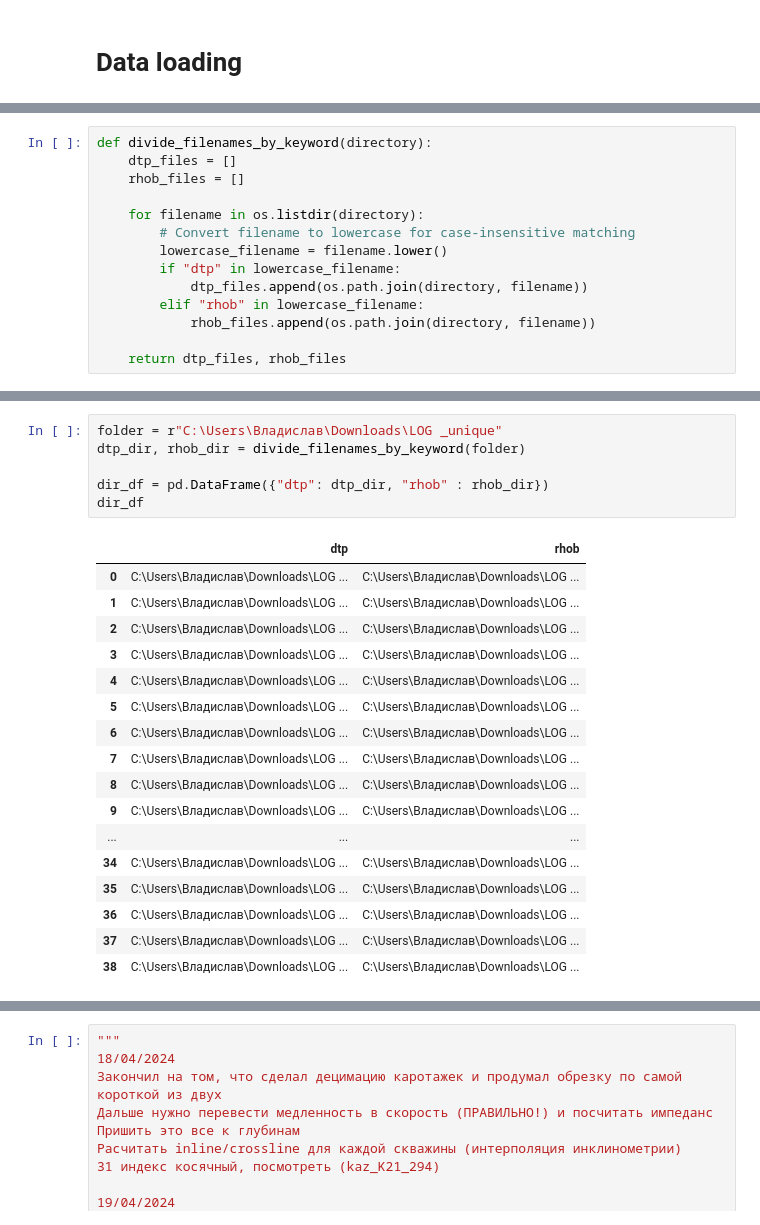
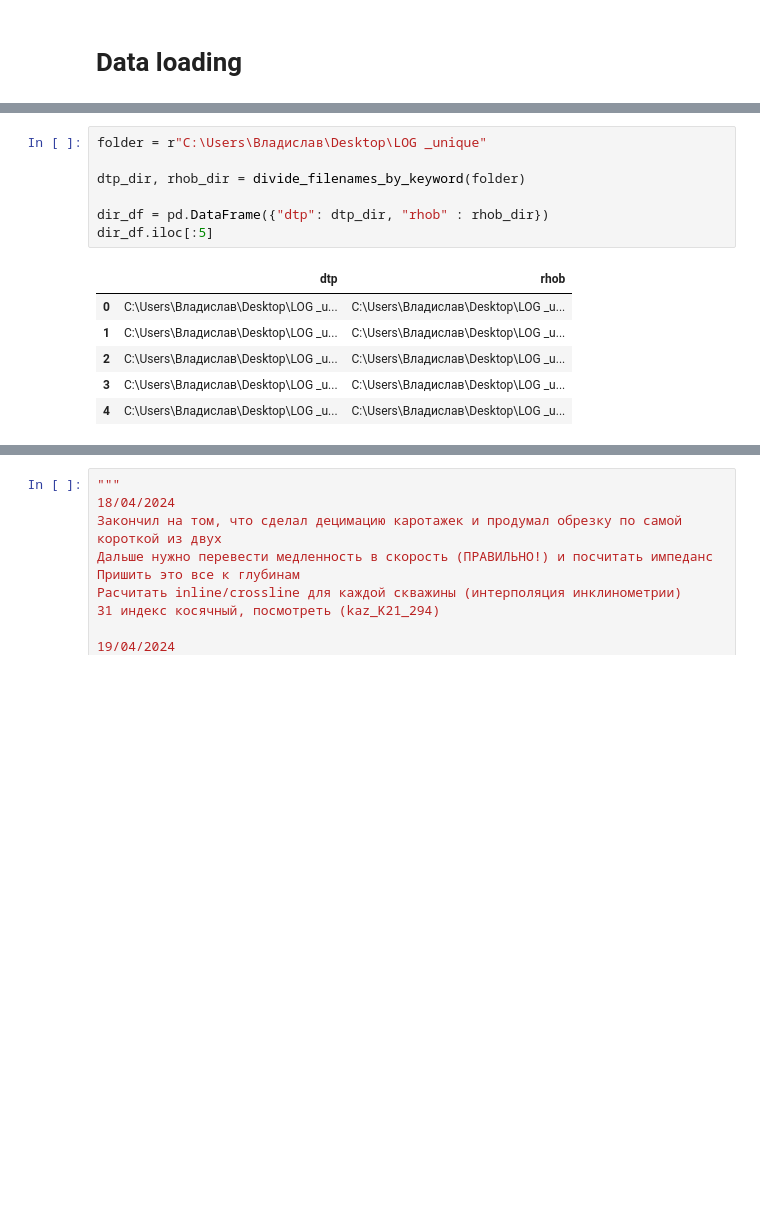
Before and after one commit to grxoxl/inversion, a Jupyter notebook: acoustic_inversion/kazan_data/data_preparation.ipynb, the cells around one changed output, grey strips where cells are left out. Drawn from its saved outputs; the diff is of its cells as text; blank space fills up the shorter version.

```diff
--- a/acoustic_inversion/kazan_data/data_preparation.ipynb
+++ b/acoustic_inversion/kazan_data/data_preparation.ipynb
@@ -74,17 +102,3 @@ class Well:
         String representation of the Well object.
         """
         return f'name_dtp: {self.name_dtp}\nname_rhob: {self.name_rhob}\nindex: {self.index}\n'
-# %%
-def divide_filenames_by_keyword(directory):
-    dtp_files = []
-    rhob_files = []
-
-    for filename in os.listdir(directory):
-        # Convert filename to lowercase for case-insensitive matching
-        lowercase_filename = filename.lower()
-        if "dtp" in lowercase_filename:
-            dtp_files.append(os.path.join(directory, filename))
-        elif "rhob" in lowercase_filename:
-            rhob_files.append(os.path.join(directory, filename))
-
-    return dtp_files, rhob_files
@@ -91,25 +166,15 @@ def divide_filenames_by_keyword(directory):
 # %%
-folder = r"C:\Users\Владислав\Downloads\LOG _unique"
+folder = r"C:\Users\Владислав\Desktop\LOG _unique"
+
 dtp_dir, rhob_dir = divide_filenames_by_keyword(folder)
 
 dir_df = pd.DataFrame({"dtp": dtp_dir, "rhob" : rhob_dir})
-dir_df
+dir_df.iloc[:5]
 # %% [output]
 |  | dtp | rhob |
-| 0 | C:\Users\Владислав\Downloads\LOG ... | C:\Users\Владислав\Downloads\LOG ... |
-| 1 | C:\Users\Владислав\Downloads\LOG ... | C:\Users\Владислав\Downloads\LOG ... |
-| 2 | C:\Users\Владислав\Downloads\LOG ... | C:\Users\Владислав\Downloads\LOG ... |
-| 3 | C:\Users\Владислав\Downloads\LOG ... | C:\Users\Владислав\Downloads\LOG ... |
-| 4 | C:\Users\Владислав\Downloads\LOG ... | C:\Users\Владислав\Downloads\LOG ... |
-| 5 | C:\Users\Владислав\Downloads\LOG ... | C:\Users\Владислав\Downloads\LOG ... |
-| 6 | C:\Users\Владислав\Downloads\LOG ... | C:\Users\Владислав\Downloads\LOG ... |
-| 7 | C:\Users\Владислав\Downloads\LOG ... | C:\Users\Владислав\Downloads\LOG ... |
-| 8 | C:\Users\Владислав\Downloads\LOG ... | C:\Users\Владислав\Downloads\LOG ... |
-| 9 | C:\Users\Владислав\Downloads\LOG ... | C:\Users\Владислав\Downloads\LOG ... |
-| ... | ... | ... |
-| 34 | C:\Users\Владислав\Downloads\LOG ... | C:\Users\Владислав\Downloads\LOG ... |
-| 35 | C:\Users\Владислав\Downloads\LOG ... | C:\Users\Владислав\Downloads\LOG ... |
-| 36 | C:\Users\Владислав\Downloads\LOG ... | C:\Users\Владислав\Downloads\LOG ... |
-| 37 | C:\Users\Владислав\Downloads\LOG ... | C:\Users\Владислав\Downloads\LOG ... |
-| 38 | C:\Users\Владислав\Downloads\LOG ... | C:\Users\Владислав\Downloads\LOG ... |
+| 0 | C:\Users\Владислав\Desktop\LOG _u... | C:\Users\Владислав\Desktop\LOG _u... |
+| 1 | C:\Users\Владислав\Desktop\LOG _u... | C:\Users\Владислав\Desktop\LOG _u... |
+| 2 | C:\Users\Владислав\Desktop\LOG _u... | C:\Users\Владислав\Desktop\LOG _u... |
+| 3 | C:\Users\Владислав\Desktop\LOG _u... | C:\Users\Владислав\Desktop\LOG _u... |
+| 4 | C:\Users\Владислав\Desktop\LOG _u... | C:\Users\Владислав\Desktop\LOG _u... |
 # %%
```
Also changed, not shown: parts of 14 cells of this notebook.
